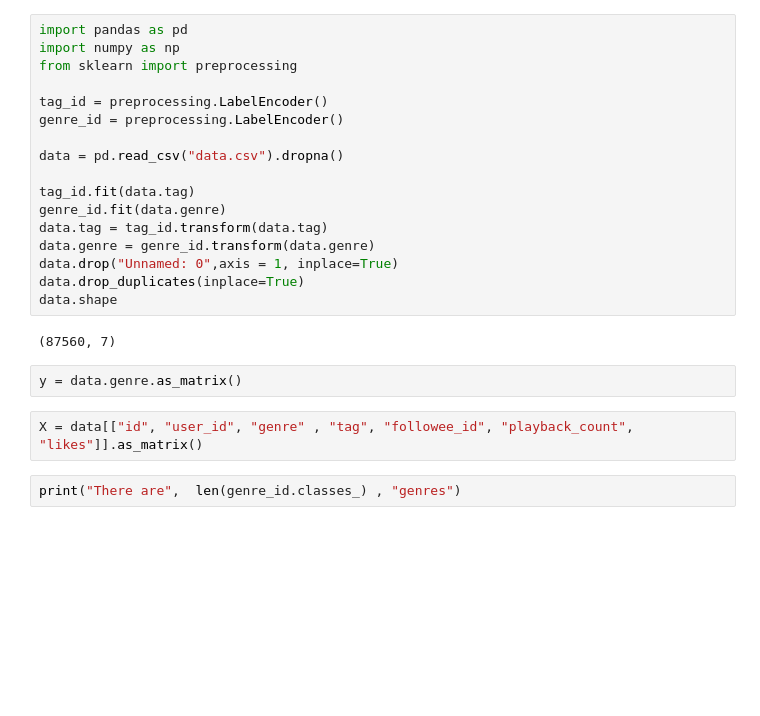
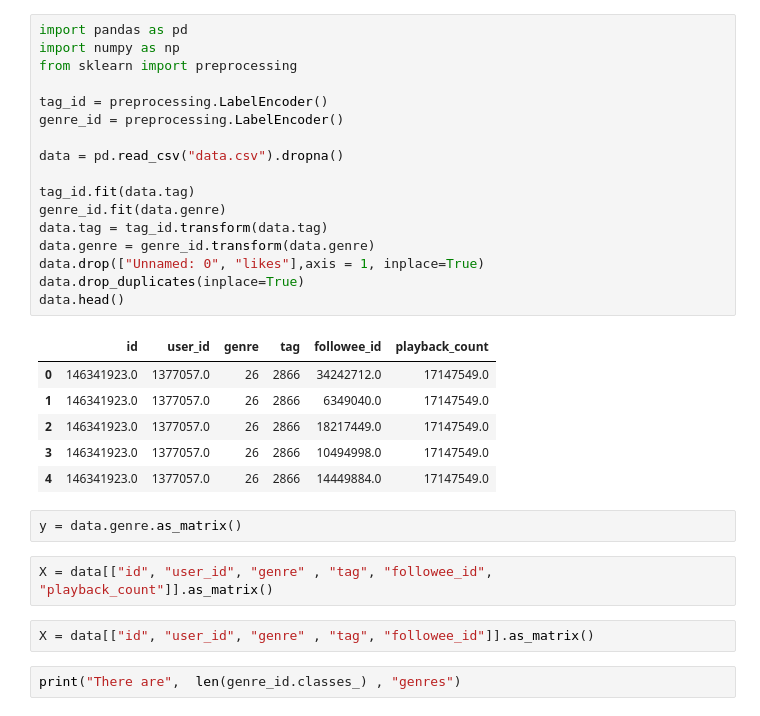
Before and after one commit to ohkhan/dubhacks2016, a Jupyter notebook: dim_reduc.ipynb, the cells around one changed output. Cells and saved outputs as stored; diff of their text form; blank space fills up the shorter version.

```diff
--- a/dim_reduc.ipynb
+++ b/dim_reduc.ipynb
@@ -1,26 +1,33 @@
 # %%
 import pandas as pd
 import numpy as np
 from sklearn import preprocessing
 
 tag_id = preprocessing.LabelEncoder()
 genre_id = preprocessing.LabelEncoder()
 
 data = pd.read_csv("data.csv").dropna()
 
 tag_id.fit(data.tag)
 genre_id.fit(data.genre)
 data.tag = tag_id.transform(data.tag)
 data.genre = genre_id.transform(data.genre)
-data.drop("Unnamed: 0",axis = 1, inplace=True)
+data.drop(["Unnamed: 0", "likes"],axis = 1, inplace=True)
 data.drop_duplicates(inplace=True)
-data.shape
+data.head()
 # %% [output]
-(87560, 7)
+|  | id | user_id | genre | tag | followee_id | playback_count |
+| 0 | 146341923.0 | 1377057.0 | 26 | 2866 | 34242712.0 | 17147549.0 |
+| 1 | 146341923.0 | 1377057.0 | 26 | 2866 | 6349040.0 | 17147549.0 |
+| 2 | 146341923.0 | 1377057.0 | 26 | 2866 | 18217449.0 | 17147549.0 |
+| 3 | 146341923.0 | 1377057.0 | 26 | 2866 | 10494998.0 | 17147549.0 |
+| 4 | 146341923.0 | 1377057.0 | 26 | 2866 | 14449884.0 | 17147549.0 |
 # %%
 y = data.genre.as_matrix()
 # %%
-X = data[["id", "user_id", "genre" , "tag", "followee_id", "playback_count", "likes"]].as_matrix()
+X = data[["id", "user_id", "genre" , "tag", "followee_id", "playback_count"]].as_matrix()
+# %%
+X = data[["id", "user_id", "genre" , "tag", "followee_id"]].as_matrix()
 # %%
 print("There are",  len(genre_id.classes_) , "genres")
 # %% [output]
```
Also changed, not shown: parts of 8 cells of this notebook, 1 other file.
